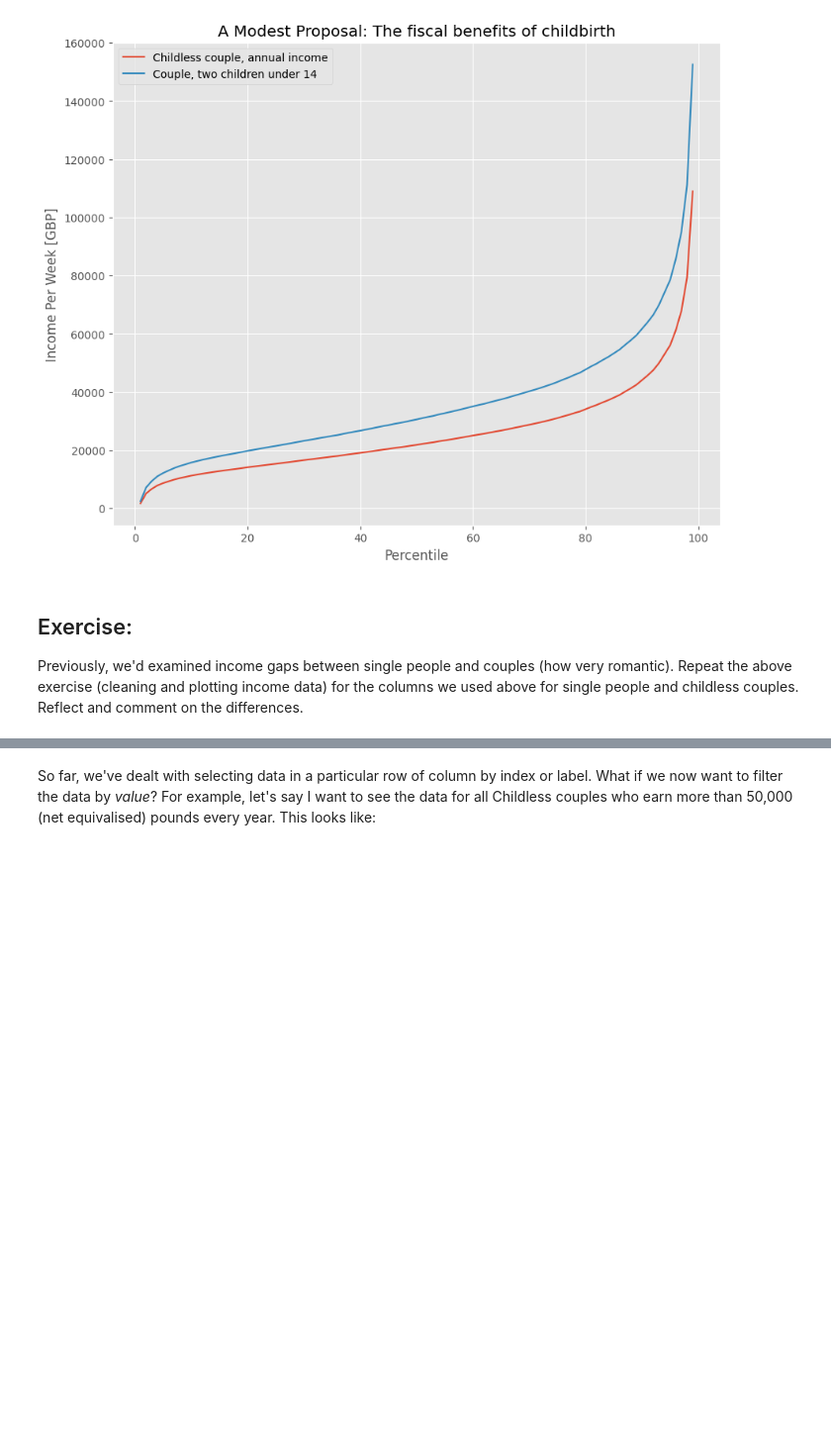
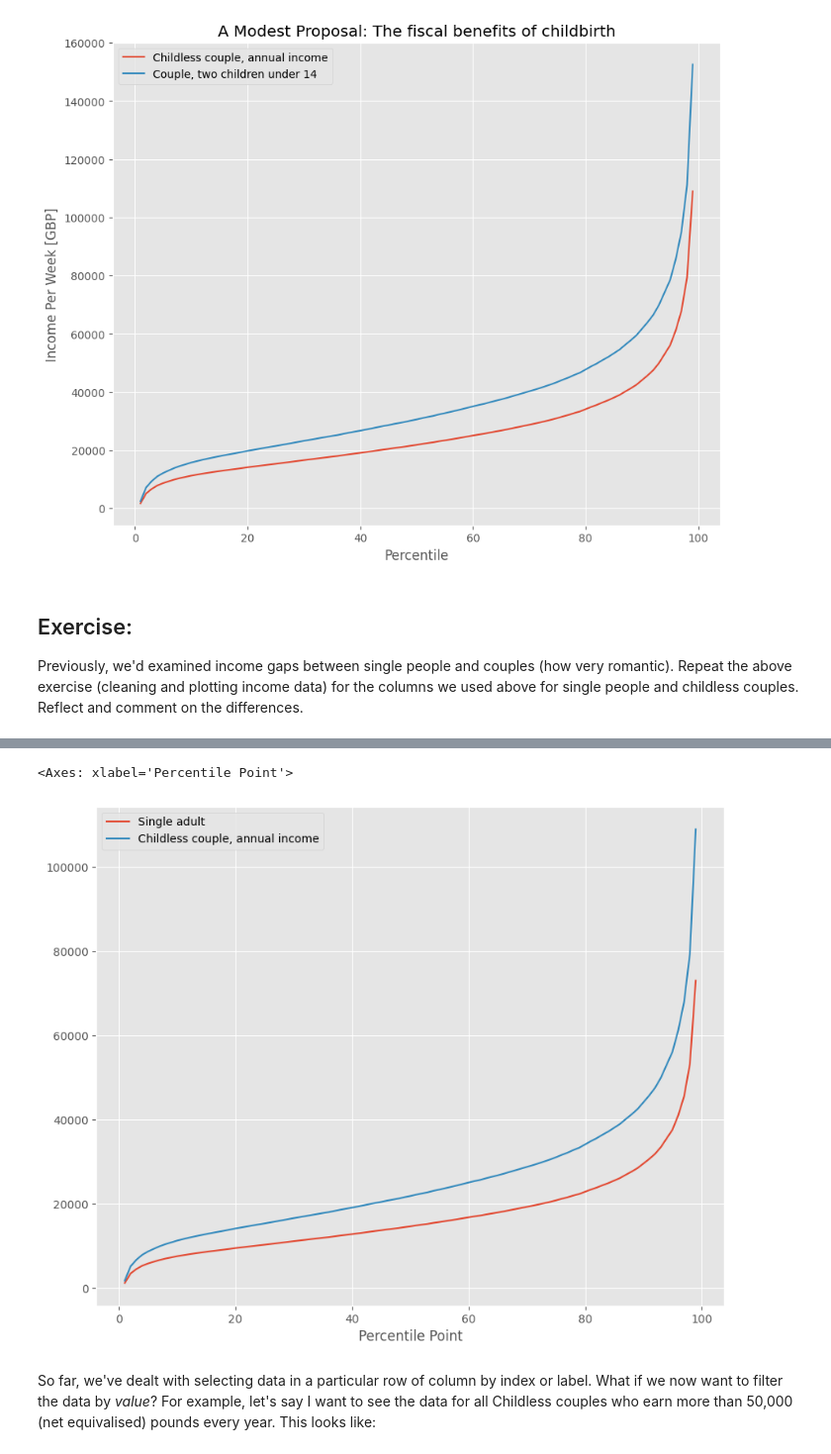
Before and after one commit to Sofiav014/QM2, a Jupyter notebook: notebooks/W02. Pandas.ipynb, the cells around one changed output, grey strips where cells are left out. Shown at 99% size. Cells and saved outputs as stored; diff of their text form; code cells hidden in the pictures; blank space fills up the shorter version.

```diff
--- a/notebooks/W02. Pandas.ipynb
+++ b/notebooks/W02. Pandas.ipynb
@@ -321,3 +352,11 @@ SyntaxError: invalid syntax (<ipython-input-32-37a0b7dec32c>, line 1)
+# %%
+single_couples = income[['Single adult','Childless couple, annual income']]
+single_couples = single_couples.replace(',', '', regex=True)
+single_couples = single_couples.replace('-', 'NaN', regex=True).astype('float')
+single_couples.plot()
+# %% [output]
+<Axes: xlabel='Percentile Point'>
+[figure, added]
 # %% [markdown]
 So far, we've dealt with selecting data in a particular row of column by index or label. What if we now want to filter the data by *value*? For example, let's say I want to see the data for all Childless couples who earn more than 50,000 (net equivalised) pounds every year. This looks like:
 # %%
```
Also changed, not shown: parts of 12 cells of this notebook.
